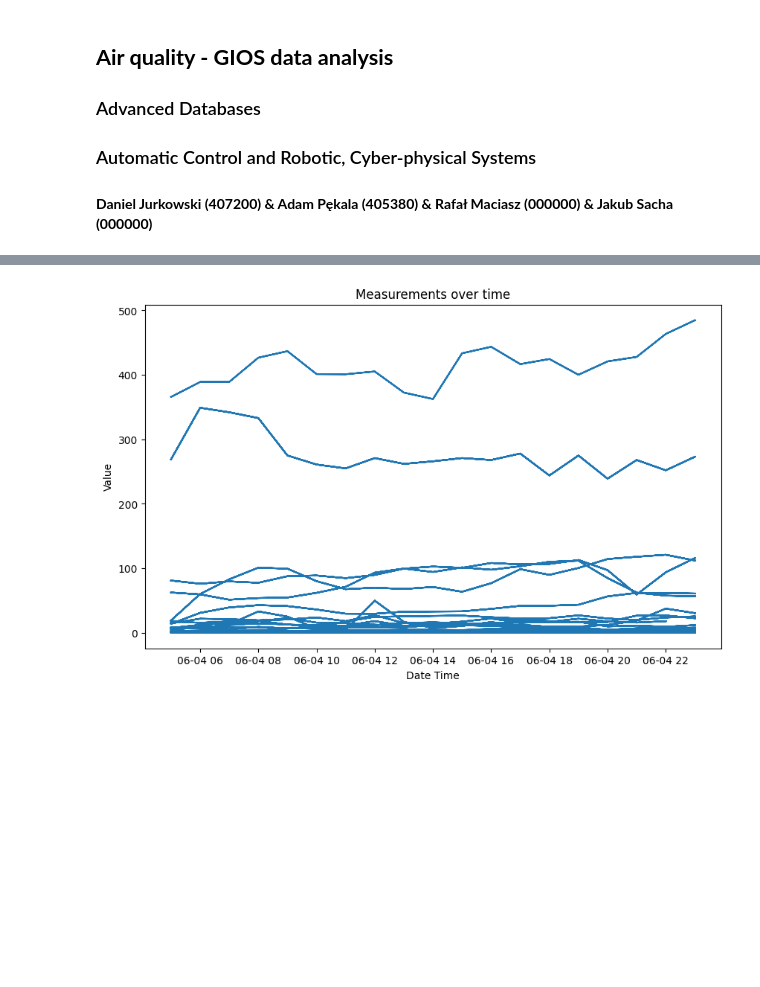
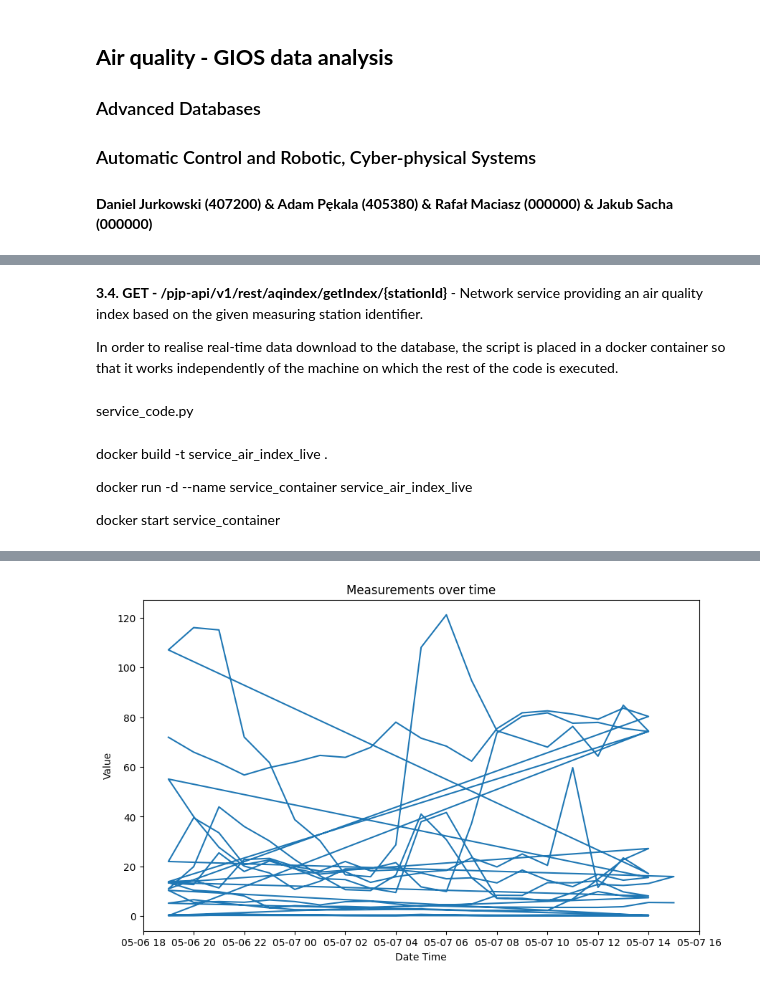
Before and after one commit to KosoliCstud/project, a Jupyter notebook: project_code.ipynb, the cells around one changed output, grey strips where cells are left out. Drawn from its saved outputs; the diff is of its cells as text; code cells hidden in the pictures; blank space fills up the shorter version.

Commit message:
Project: service code added with dockerfile to provide real-time data scraping

```diff
--- a/project_code.ipynb
+++ b/project_code.ipynb
@@ -83,6 +134,19 @@ for id in all_ids:
+# %% [markdown]
+**3.4. GET - /pjp-api/v1/rest/aqindex/getIndex/{stationId}** - Network service providing an air quality index based on the given measuring station identifier.
+
+
+In order to realise real-time data download to the database, the script is placed in a docker container so that it works independently of the machine on which the rest of the code is executed.
+# %% [markdown]
+service_code.py
+# %% [markdown]
+docker build -t service_air_index_live .
+
+docker run -d --name service_container service_air_index_live
+
+docker start service_container
 # %%
 #### TEST ####
-cur.execute("SELECT * FROM measurements;")
+cur.execute("SELECT * FROM archive_measurements;")
 
 rows = cur.fetchall()
 
@@ -109 +173 @@ plt.show()
-[figure, old version]
+[figure, new version]
```
Also changed, not shown: parts of 9 cells of this notebook, 3 other files.
